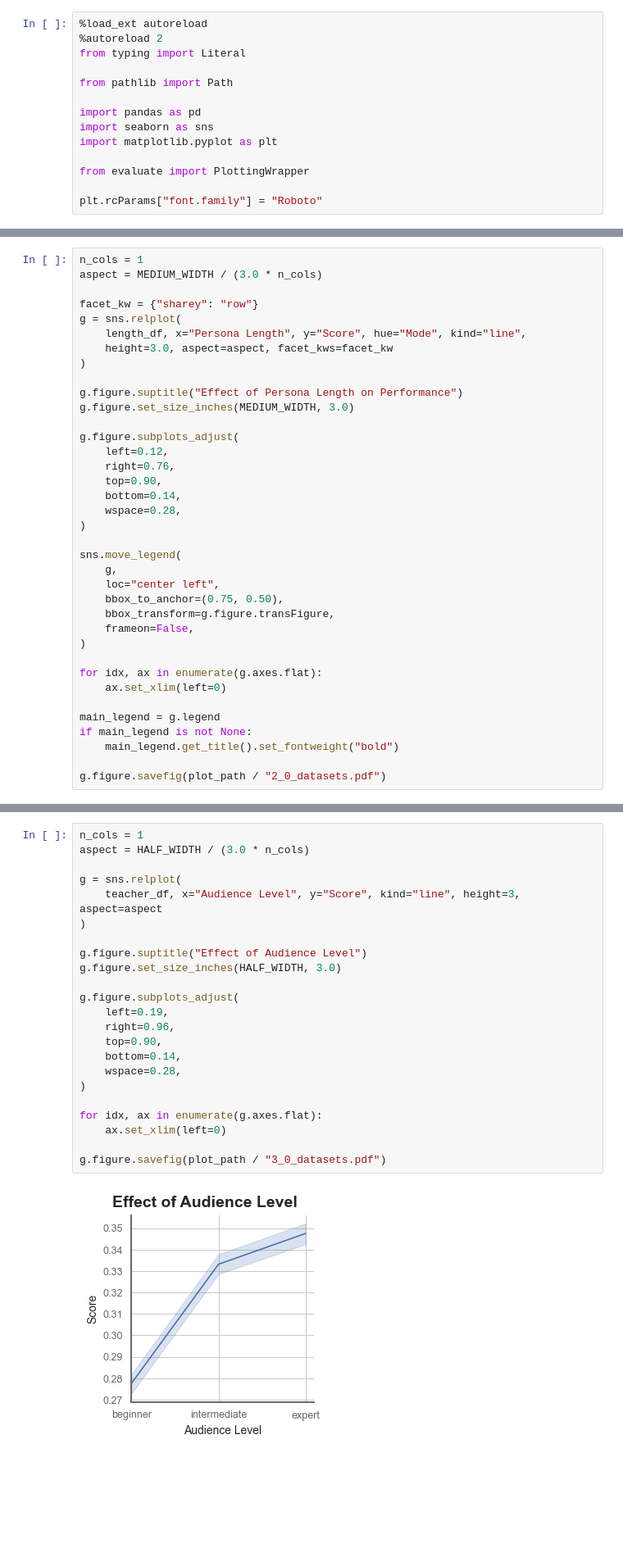
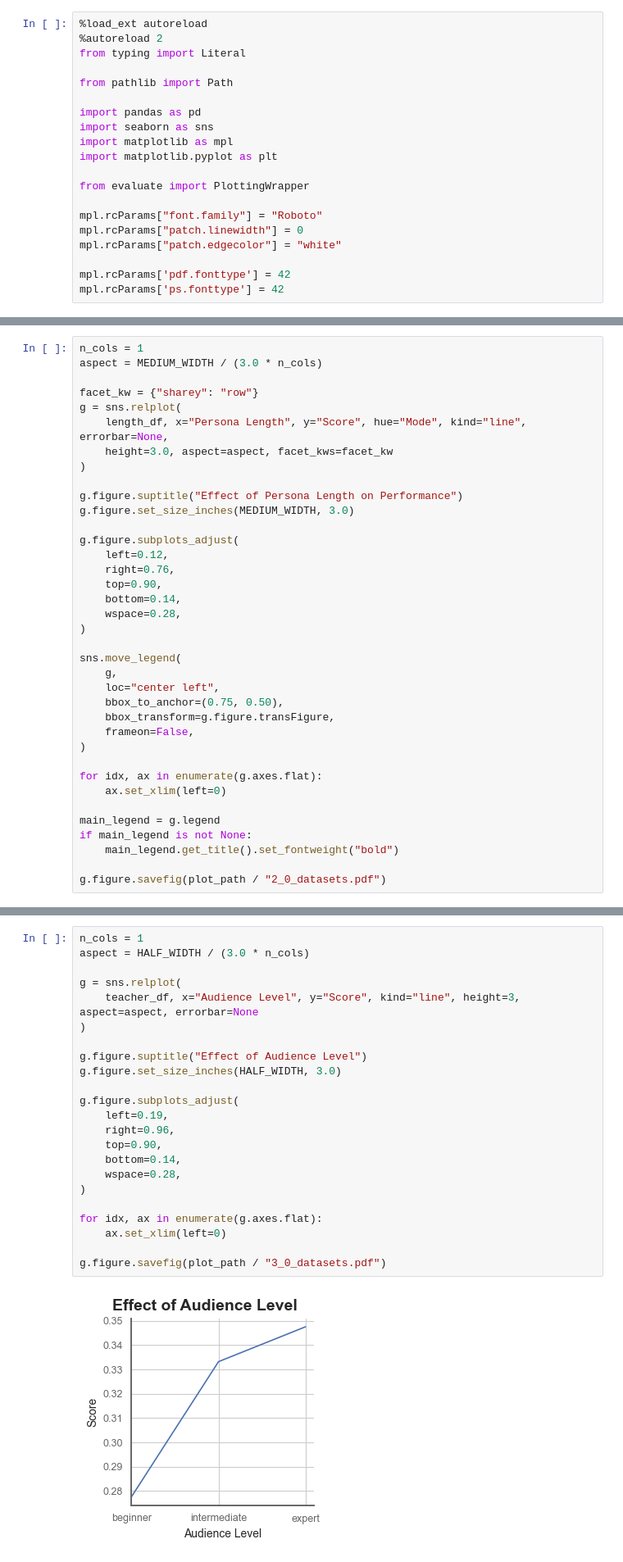
Before and after one commit to nicomu99/master-thesis, a Jupyter notebook: dataset_overview.ipynb, the cells around one changed output, grey strips where cells are left out. Shown at 82% size. Saved outputs shown, nothing was run; the diff lists cells and outputs as text; blank space fills up the shorter version.

```diff
--- a/dataset_overview.ipynb
+++ b/dataset_overview.ipynb
@@ -7,8 +7,14 @@ from pathlib import Path
 
 import pandas as pd
 import seaborn as sns
+import matplotlib as mpl
 import matplotlib.pyplot as plt
 
 from evaluate import PlottingWrapper
 
-plt.rcParams["font.family"] = "Roboto"
+mpl.rcParams["font.family"] = "Roboto"
+mpl.rcParams["patch.linewidth"] = 0
+mpl.rcParams["patch.edgecolor"] = "white"
+
+mpl.rcParams['pdf.fonttype'] = 42
+mpl.rcParams['ps.fonttype'] = 42
@@ -593,7 +621,7 @@ aspect = MEDIUM_WIDTH / (3.0 * n_cols)
 
 facet_kw = {"sharey": "row"}
 g = sns.relplot(
-    length_df, x="Persona Length", y="Score", hue="Mode", kind="line",
+    length_df, x="Persona Length", y="Score", hue="Mode", kind="line", errorbar=None,
     height=3.0, aspect=aspect, facet_kws=facet_kw
 )
 
@@ -746,28 +774,28 @@ teacher_df["Audience Level"] = pd.Categorical(teacher_df["Audience Level"], cate
 # %%
 n_cols = 1
 aspect = HALF_WIDTH / (3.0 * n_cols)
 
 g = sns.relplot(
-    teacher_df, x="Audience Level", y="Score", kind="line", height=3, aspect=aspect
+    teacher_df, x="Audience Level", y="Score", kind="line", height=3, aspect=aspect, errorbar=None
 )
 
 g.figure.suptitle("Effect of Audience Level")
 g.figure.set_size_inches(HALF_WIDTH, 3.0)
 
 g.figure.subplots_adjust(
     left=0.19,
     right=0.96,
     top=0.90,
     bottom=0.14,
     wspace=0.28,
 )
 
 for idx, ax in enumerate(g.axes.flat):
     ax.set_xlim(left=0)
 
 g.figure.savefig(plot_path / "3_0_datasets.pdf")
 # %% [output]
-[figure, old version]
+[figure, new version]
 # %%
 n_cols = 3
 aspect = FULL_WIDTH / (3.5 * n_cols)
```
Also changed, not shown: parts of 15 cells of this notebook, 47 other files.
